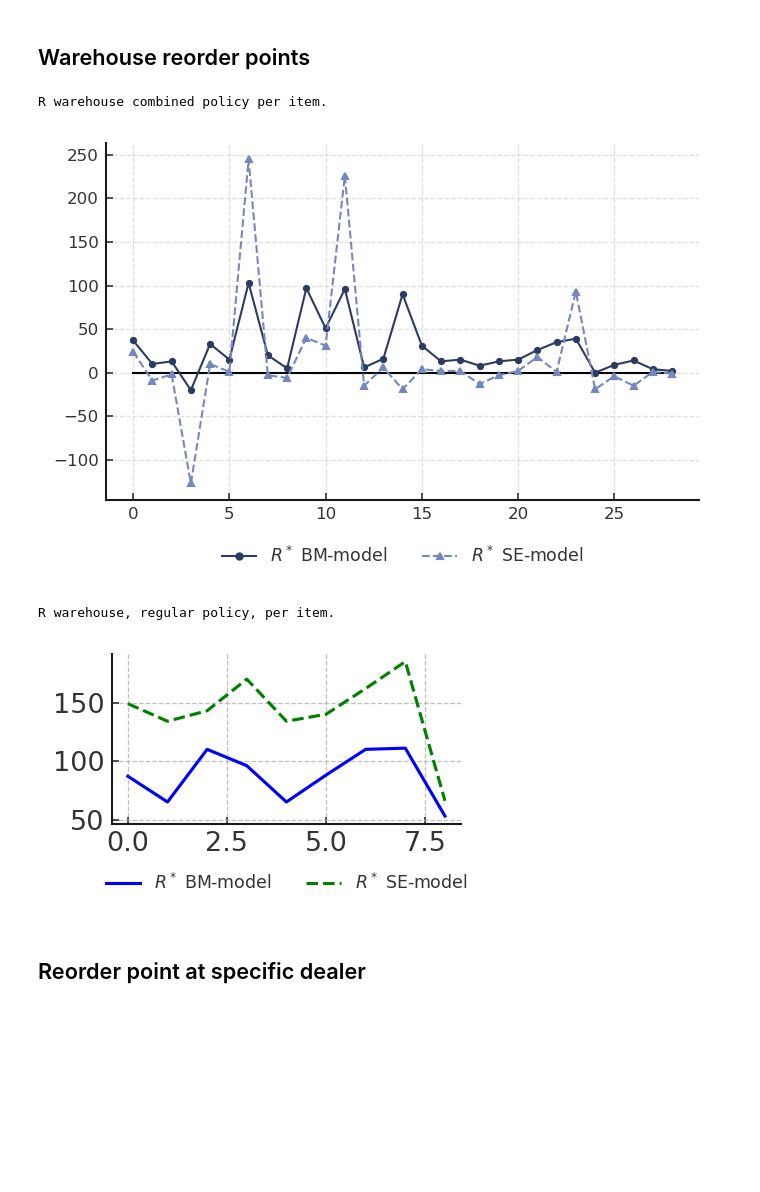
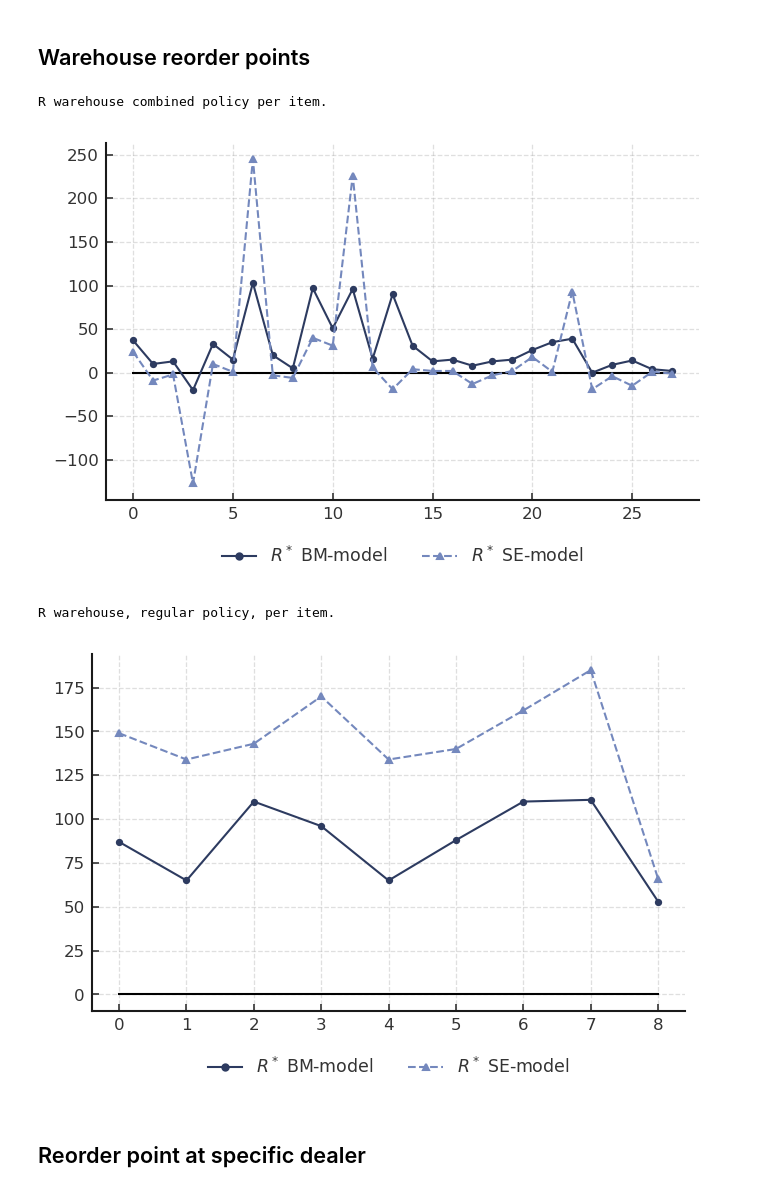
Before and after one commit to JBep/Master_thesis, a Jupyter notebook: Results/graphs_reorder_points.ipynb, the cells around one changed output. Drawn from its saved outputs; the diff is of its cells as text; code cells hidden in the pictures; blank space fills up the shorter version.

```diff
--- a/Results/graphs_reorder_points.ipynb
+++ b/Results/graphs_reorder_points.ipynb
@@ -11,8 +11,11 @@ results_dir = "/Volumes/GoogleDrive/.shortcut-targets-by-id/10oYqI9u7nCLK0q7xF2C
 
 # Read ids and results and pick out which items are from combined policy and which are from "regular" one.
 item_ids = pd.read_csv(f"{results_dir}/csv_files/item_ids.csv")["Item id"].to_numpy()
+item_ids = item_ids[item_ids != '11709051'] # Removing this bad boy
 results_df = pd.read_csv(f"{results_dir}/csv_files/results.csv")
 ids_combined = results_df.loc[results_df["MMI inventory policy"] == "PDCZA_Johannesburg_Combined_IP","Item id"].to_numpy()
+ids_combined = ids_combined[ids_combined != '11709051']
+
 ids_regular = results_df.loc[results_df["MMI inventory policy"] == "PDCZA_Johannesburg_IP","Item id"].to_numpy()
 results_df.set_index("Item id", drop = False, inplace = True)
 
@@ -23,5 +26,5 @@ for id in item_ids:
     df.set_index("Installation name", inplace = True)
     df_dict[id] = df
 
-assert len(ids_combined) == 29
+assert len(ids_combined) == 28
 assert len(ids_regular) == 9
@@ -30,12 +33,20 @@ assert len(ids_regular) == 9
 # %%
 import matplotlib.pyplot as plt
 import matplotlib.style
+import matplotlib.ticker as mtick
+
+graph_dir = "/Volumes/GoogleDrive/.shortcut-targets-by-id/10oYqI9u7nCLK0q7xF2CvGGIQVokusjaI/Exjobb/11. Results/graphs"
+
 all_dealers = ["Bartlett","Bloemfontein","Capetown","Durban","George",
-"Kimberley","Lichtenburg","Middelburg","Nelspruit","Port Elizabeth",
+"Kimberley","Middelburg","Nelspruit","Port Elizabeth",
 "Richards Bay","Rustenburg","Steelpoort","Wolmaransstad"]
-color_dict = {"BM_model": '#2D3B60', "SE_model": '#7488BD', "BM_simulation": '#577C24', "SE_simulation": '#CBE5A6', "target": 'black'}
-linestyle_dict = {"BM_model": 'solid', "SE_model": 'dashed', "BM_simulation": 'dotted', "SE_simulation": 'dashdot', "target": 'solid'}
-marker_dict = {"BM_model": 'o', "SE_model": '^', "BM_simulation": 's', "SE_simulation": 'D', "target": ','}
+dealer_dict = {"Bartlett" : "A","Bloemfontein": "B","Capetown": "C","Durban": "D","George": "E",
+"Kimberley": "F","Middelburg": "H","Nelspruit": "I","Port Elizabeth": "J",
+"Richards Bay" : "K","Rustenburg": "L","Steelpoort": "M","Wolmaransstad": "N"}
+
+color_dict = {"BM_model": '#2D3B60', "SE_model": '#7488BD', "BM_simulation": '#577C24', "SE_simulation": '#CBE5A6', "Target": 'gray'}
+linestyle_dict = {"BM_model": 'solid', "SE_model": 'dashed', "BM_simulation": 'dotted', "SE_simulation": 'dashdot', "Target": 'solid'}
+marker_dict = {"BM_model": 'o', "SE_model": '^', "BM_simulation": 's', "SE_simulation": 'D', "Target": '.'}
 # %% [markdown]
 # Reorder points
 - Warehouse reorder points
@@ -64,44 +75,43 @@ y_R_SE2 = df["R_wh_SE"].values +40
 plt.style.use('our_style.mplstyle')
 fig, ax = plt.subplots()
 ax.plot(x_zeros,np.zeros_like(x_zeros), color = 'black',linestyle = '-')
-#ax.plot(x,50*np.ones_like(x),label = "target", color = color_dict["target"])
 ax.plot(x, y_R_BM, label = "$R^*$ BM-model", color = color_dict["BM_model"], marker = marker_dict["BM_model"], linestyle = linestyle_dict["BM_model"])
 ax.plot(x, y_R_SE, label = "$R^*$ SE-model", color = color_dict["SE_model"], marker = marker_dict["SE_model"], linestyle = linestyle_dict["SE_model"])
-#ax.plot(x, y_R_BM2, label = "$R^*$ BM-sim", color = color_dict["BM_simulation"], marker = marker_dict["BM_simulation"], linestyle = linestyle_dict["BM_simulation"])
-#ax.plot(x, y_R_SE2, label = "$R^*$ SE-sim", color = color_dict["SE_simulation"], marker = marker_dict["SE_simulation"], linestyle = linestyle_dict["SE_simulation"])
 
 ax.legend(bbox_to_anchor=(0.5,-0.23),ncol = 2)
 
 print("R warehouse combined policy per item.")
-plt.savefig("test.png")
+plt.savefig(f"{graph_dir}/01_RDC_R_per_item_combined.png")
 plt.show()
 # %% [output]
 R warehouse combined policy per item.
-[figure, old version]
+[figure, new version]
 # %%
 df = pd.DataFrame({"Item id": ids_regular,"R_wh_BM": np.nan,"R_wh_SE": np.nan})
 df.set_index("Item id", inplace = True)
 for id in ids_regular:
     df.loc[id,"R_wh_BM"] = df_dict[id].loc["Johannesburg","R, BM model"]
     df.loc[id,"R_wh_SE"] = df_dict[id].loc["Johannesburg","R, SE model"]
 
 df.reset_index(inplace = True)
 
 x = df.index.values
 y_R_BM = df["R_wh_BM"].values
 y_R_SE = df["R_wh_SE"].values
 
 plt.style.use('our_style.mplstyle')
 fig, ax = plt.subplots()
-ax.plot(x, y_R_BM, label = "$R^*$ BM-model", color = color_dict["BM_model"], linestyle = linestyle_dict["BM_model"])
-ax.plot(x, y_R_SE, label = "$R^*$ SE-model", color = color_dict["SE_model"], linestyle = linestyle_dict["SE_model"])
-ax.legend(bbox_to_anchor=(0.5,-0.5),ncol = 2)
+ax.plot(x,np.zeros_like(x), color = 'black',linestyle = '-')
+ax.plot(x, y_R_BM, label = "$R^*$ BM-model", color = color_dict["BM_model"], linestyle = linestyle_dict["BM_model"], marker = marker_dict["BM_model"])
+ax.plot(x, y_R_SE, label = "$R^*$ SE-model", color = color_dict["SE_model"], linestyle = linestyle_dict["SE_model"], marker = marker_dict["SE_model"])
+ax.legend(bbox_to_anchor=(0.5,-0.23),ncol = 2)
 
 print("R warehouse, regular policy, per item.")
+plt.savefig(f"{graph_dir}/02_warehouse_R_per_item_regular.png")
 plt.show()
 # %% [output]
 R warehouse, regular policy, per item.
-[figure, old version]
+[figure, new version]
 # %% [markdown]
 ## Reorder point at specific dealer
 # %% [markdown]
```
Also changed, not shown: parts of 31 cells of this notebook, 2 other files.
